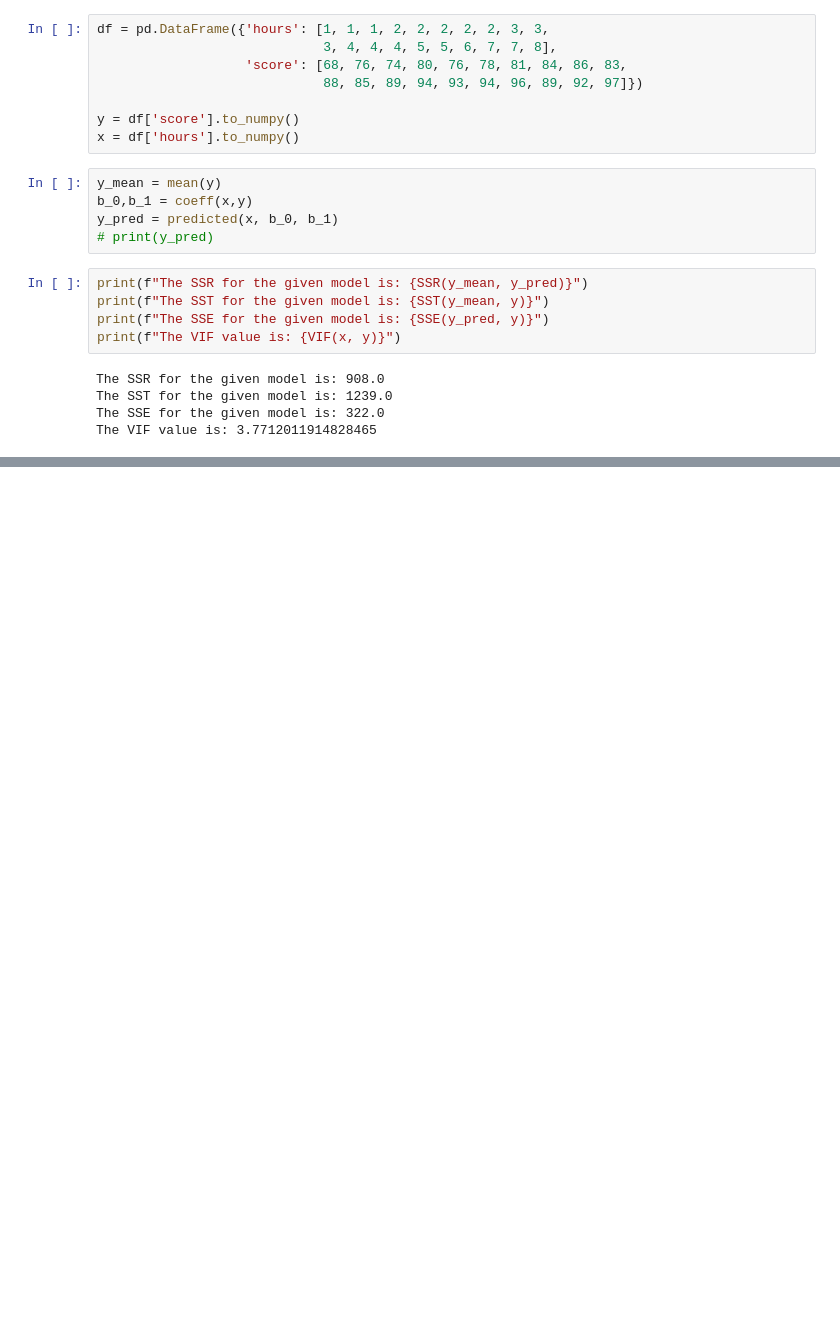
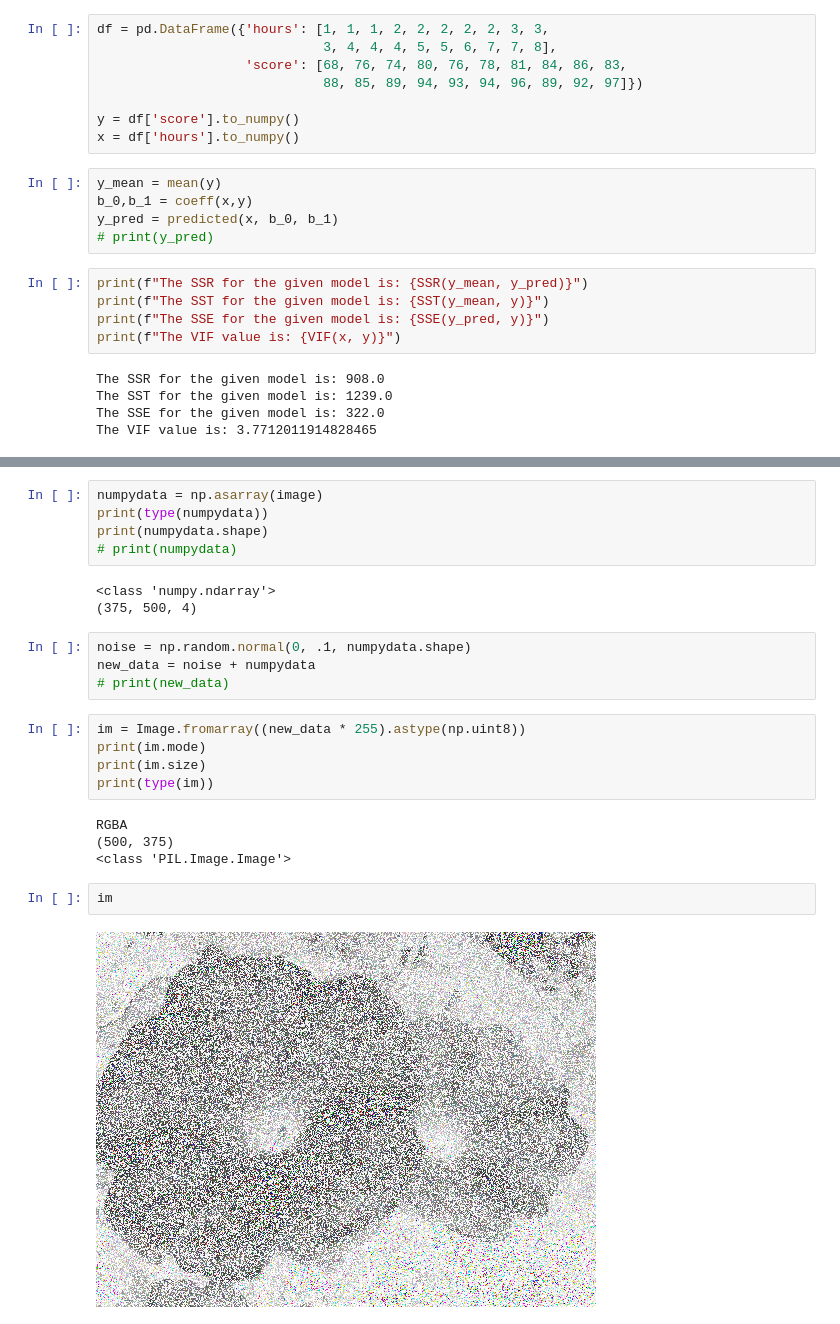
Before and after one commit to Jasleen8801/Computational-Statistics, a Jupyter notebook: Computational_Statistics.ipynb, the cells around one changed output, grey strips where cells are left out. Cells and saved outputs as stored; diff of their text form; blank space fills up the shorter version.

```diff
--- a/Computational_Statistics.ipynb
+++ b/Computational_Statistics.ipynb
@@ -187,0 +202,25 @@ The VIF value is: 3.7712011914828465
+# %%
+numpydata = np.asarray(image)
+print(type(numpydata))
+print(numpydata.shape)
+# print(numpydata)
+# %% [output]
+<class 'numpy.ndarray'>
+(375, 500, 4)
+# %%
+noise = np.random.normal(0, .1, numpydata.shape)
+new_data = noise + numpydata
+# print(new_data)
+# %%
+im = Image.fromarray((new_data * 255).astype(np.uint8))
+print(im.mode)
+print(im.size)
+print(type(im))
+# %% [output]
+RGBA
+(500, 375)
+<class 'PIL.Image.Image'>
+# %%
+im
+# %% [output]
+[figure, added]
```
Also changed, not shown: parts of 5 cells of this notebook.
